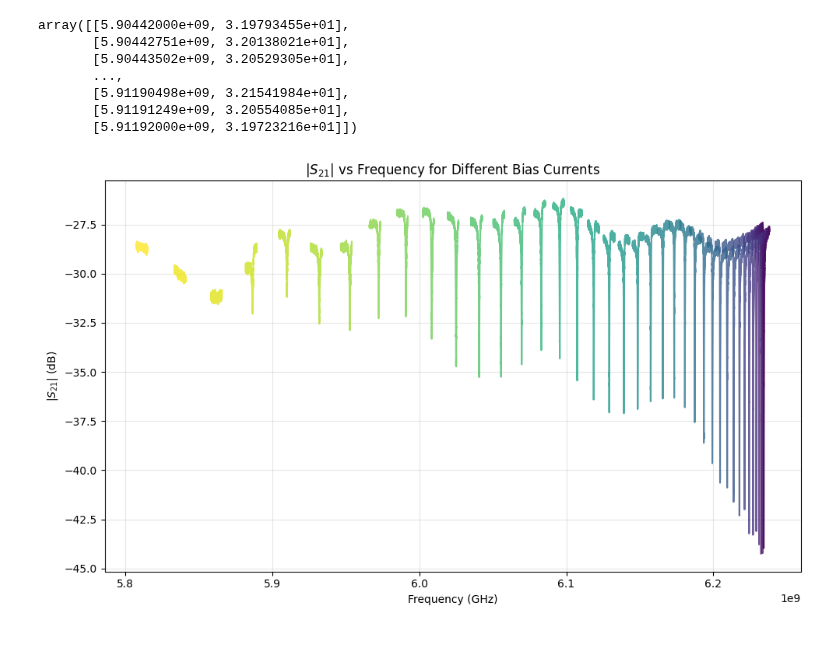
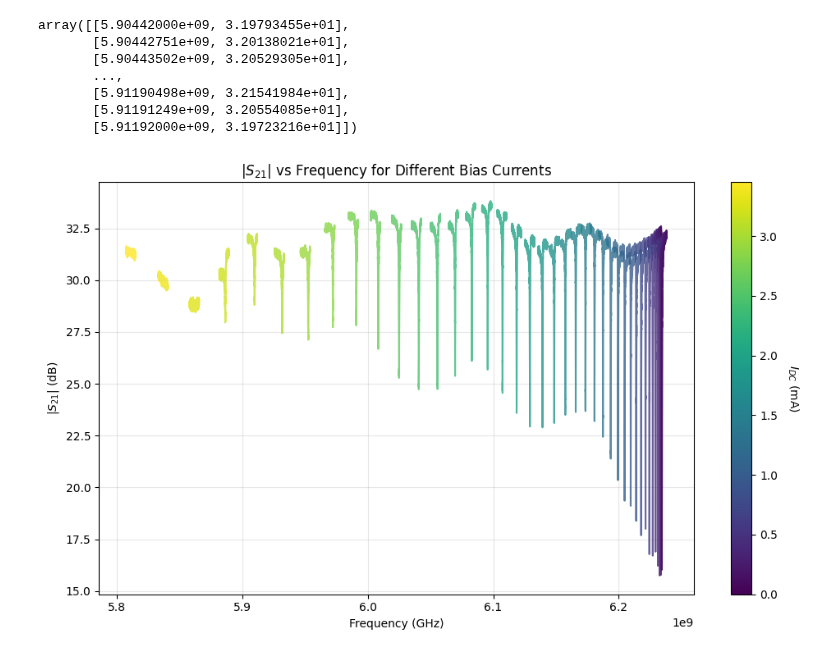
Before and after one commit to biqute/QTLab2425, a Jupyter notebook: IRdetection/Analysis/TRauto_charachterization.ipynb, the cells around one changed output. Saved outputs shown, nothing was run; the diff lists cells and outputs as text; code cells hidden in the pictures.

Commit message:
Add colorbar with gradient for bias current to |S21| vs frequency plots and ensure consistent amplitude scaling across all plots

```diff
--- a/IRdetection/Analysis/TRauto_charachterization.ipynb
+++ b/IRdetection/Analysis/TRauto_charachterization.ipynb
@@ -186,37 +185,40 @@ array([[5.90442000e+09, 3.19793455e+01],
        [5.91191249e+09, 3.20554085e+01],
        [5.91192000e+09, 3.19723216e+01]])
 # %%
-# ...existing code...
+
+import numpy as np
+import matplotlib.pyplot as plt
+
 plt.figure(figsize=(10, 6))
 
 # Trova i valori min e max dei bias current per normalizzare la colormap
 all_bias_currents = list(peak_data_dict.keys())
 vmin = min(all_bias_currents)
 vmax = max(all_bias_currents)
 norm = plt.Normalize(vmin=vmin, vmax=vmax)
 cmap = plt.get_cmap('viridis')
 
-for bias_current in peak_data_dict.keys():
-    data = peak_data_dict[bias_current]
-    f = data[0]
-    I = data[1]
-    Q = data[2]
-    S21_mag = 20 * np.log10(np.sqrt(I**2 + Q**2))
+for bias_current, peak_data in peak_data_dict.items():
+    f = peak_data[0]
+    I = peak_data[1]
+    Q = peak_data[2]
+    amp = np.sqrt(I**2 + Q**2)
+    S21_mag = 20 * np.log10(amp * 1e3)
     color = cmap(norm(bias_current))
     plt.plot(f, S21_mag, color=color, linewidth=1.5, alpha=0.8)
 
 # Add colorbar
 sm = plt.cm.ScalarMappable(cmap=cmap, norm=norm)
 sm.set_array([])
-
+cbar = plt.colorbar(sm, ax=plt.gca())
+cbar.set_label(r'$I_{DC}$ (mA)', rotation=270, labelpad=20)
 
 # Formatting
 plt.xlabel('Frequency (GHz)')
 plt.ylabel(r'$|S_{21}|$ (dB)')
 plt.title(r'$|S_{21}|$ vs Frequency for Different Bias Currents')
 plt.grid(True, alpha=0.3)
 plt.tight_layout()
 plt.show()
-# ...existing code...
 # %% [output]
-[figure, old version]
+[figure, new version]
```
Also changed, not shown: parts of 1 cell of this notebook.
